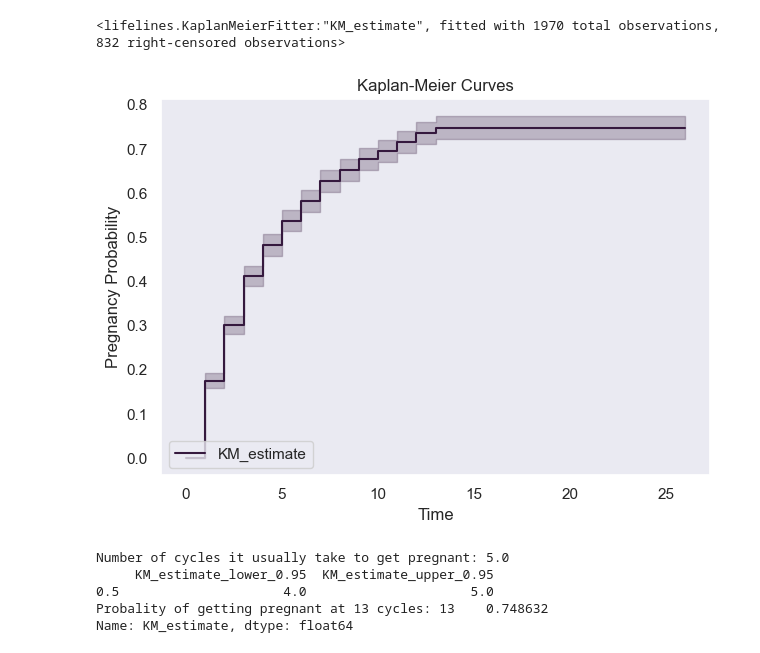
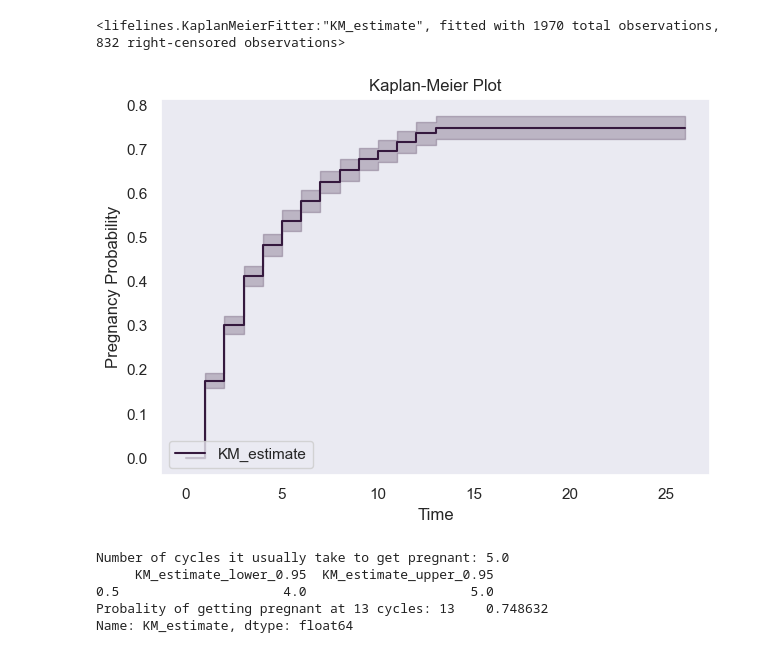
Before and after one commit to smuralidhar13/nat_cyc, a Jupyter notebook: assignment_smuralidhar.ipynb, the cells around one changed output. Saved outputs shown, nothing was run; the diff lists cells and outputs as text; code cells hidden in the pictures.

```diff
--- a/assignment_smuralidhar.ipynb
+++ b/assignment_smuralidhar.ipynb
@@ -112,4 +156,13 @@ data_df[['been_pregnant_before', 'sleeping_pattern']] = data_df[['been_pregnant_
 ## We drop the numerical columns that have NaN
 data_df.dropna(inplace=True)
 # %%
-data_df['outcome'].replace(['pregnant', 'not_pregnant'],[1, 0], inplace=True)
+# For categorical features, the input preprocessed and encoded using sklearn
+ord_enc = OrdinalEncoder()
+data_df["been_pregnant_before"] = ord_enc.fit_transform(data_df[["been_pregnant_before"]])
+data_df["country"] = ord_enc.fit_transform(data_df[["country"]])
+data_df["education"] = ord_enc.fit_transform(data_df[["education"]])
+data_df["sleeping_pattern"] = ord_enc.fit_transform(data_df[["sleeping_pattern"]])
+data_df['outcome'] = ord_enc.fit_transform(data_df[['outcome']])
+
+## Convert True/False into 1 and 0
+data_df['regular_cycle'] = data_df['regular_cycle'].astype(int)
@@ -131,16 +187,15 @@ kmf.fit(data_df['n_cycles_trying'], data_df['outcome'])
 <lifelines.KaplanMeierFitter:"KM_estimate", fitted with 1970 total observations, 832 right-censored observations>
 # %%
 ax = kmf.plot_cumulative_density()
-plt.title('Kaplan-Meier Curves')
+plt.title('Kaplan-Meier Plot')
 plt.xlabel('Time')
 plt.ylabel('Pregnancy Probability')
-#plt.text(10, 0.5, f'Log-rank p-value: {p_value:.4f}', fontsize=12)  # Display p-value on the plot
 plt.grid(False)  # Add grid lines
 plt.legend(loc='lower left')  # Show legend
 plt.tight_layout()  # Adjust layout
 plt.show()
 # %% [output]
-[figure, old version]
+[figure, new version]
 # %%
 median_confidence_interval_ = median_survival_times(kmf.confidence_interval_)
 median_ = kmf.median_survival_time_
```
Also changed, not shown: parts of 29 cells of this notebook, 5 other files.
